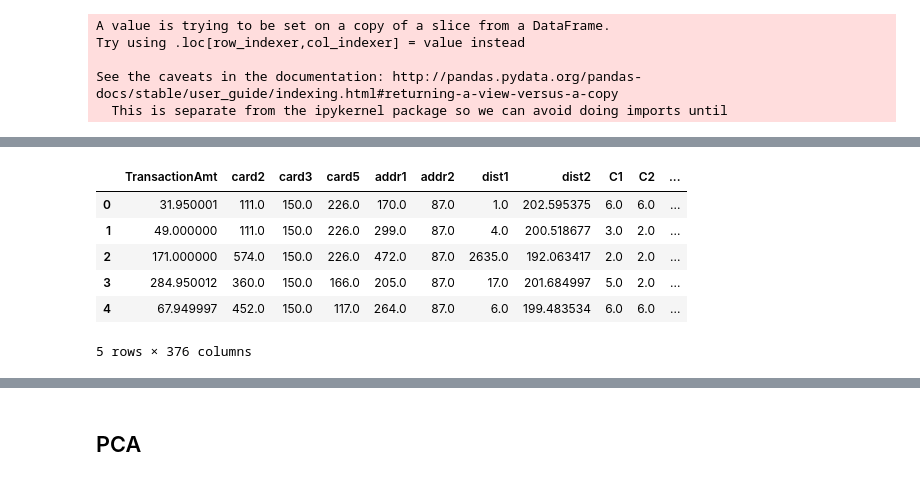
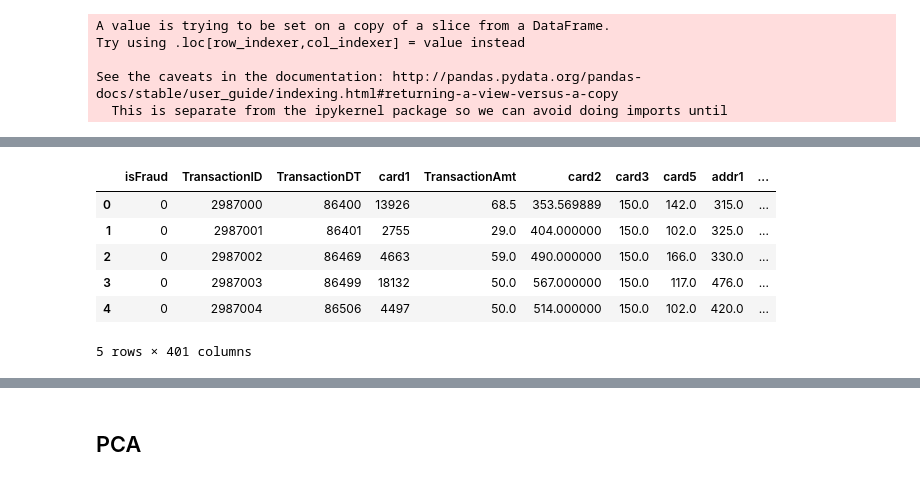
Before and after one commit to Vrushali-M/Fall_2019_ML_project, a Jupyter notebook: ml_project.ipynb, the cells around one changed output, grey strips where cells are left out. Drawn from its saved outputs; the diff is of its cells as text; code cells hidden in the pictures.

```diff
--- a/ml_project.ipynb
+++ b/ml_project.ipynb
@@ -237,0 +282,35 @@ temp_df = pd.DataFrame(temp_df, columns=temp.columns)
+# %%
+def create_unique_id(df):
+    # Bank type
+    df['bank_type'] = df['card3'].astype(str)+df['card5'].astype(str)
+
+    # Full address
+    df['full_addr'] = df['addr1'].astype(str)+df['addr2'].astype(str)
+
+    # Virtual client uid
+    i_cols = ['card1','card2','card3','card4','card5','card6', 'P_emaildomain', 'D1']
+    df['uid1'] = ''
+    for col in i_cols:
+        df['uid1'] += df[col].astype(str)
+
+    # Virtual client uid + full_addr
+    df['uid2'] = df['uid1']+df['full_addr']
+    return df
+# %%
+df = create_unique_id(df)
+# %%
+def add_fraud_card(df):
+    # fraud card column add with zeroes
+    df['fraud_card']=0
+    frauds = []
+
+    for i in range (len(df)):
+        if df['uid2'][i] in frauds:
+            df['fraud_card'][i]=1
+        if df['isFraud'][i] ==1:
+            frauds.append(df['uid2'][i])
+            df['fraud_card'][i]=1
+
+    return df
+# %%
+df = add_fraud_card(df)
@@ -238,10 +325,10 @@ temp_df = pd.DataFrame(temp_df, columns=temp.columns)
 # %%
-temp_df.head()
+df.head()
 # %% [output]
-|  | TransactionAmt | card2 | card3 | card5 | addr1 | addr2 | dist1 | dist2 | C1 | C2 | ... |
-| 0 | 31.950001 | 111.0 | 150.0 | 226.0 | 170.0 | 87.0 | 1.0 | 202.595375 | 6.0 | 6.0 | ... |
-| 1 | 49.000000 | 111.0 | 150.0 | 226.0 | 299.0 | 87.0 | 4.0 | 200.518677 | 3.0 | 2.0 | ... |
-| 2 | 171.000000 | 574.0 | 150.0 | 226.0 | 472.0 | 87.0 | 2635.0 | 192.063417 | 2.0 | 2.0 | ... |
-| 3 | 284.950012 | 360.0 | 150.0 | 166.0 | 205.0 | 87.0 | 17.0 | 201.684997 | 5.0 | 2.0 | ... |
-| 4 | 67.949997 | 452.0 | 150.0 | 117.0 | 264.0 | 87.0 | 6.0 | 199.483534 | 6.0 | 6.0 | ... |
+|  | isFraud | TransactionID | TransactionDT | card1 | TransactionAmt | card2 | card3 | card5 | addr1 | ... |
+| 0 | 0 | 2987000 | 86400 | 13926 | 68.5 | 353.569889 | 150.0 | 142.0 | 315.0 | ... |
+| 1 | 0 | 2987001 | 86401 | 2755 | 29.0 | 404.000000 | 150.0 | 102.0 | 325.0 | ... |
+| 2 | 0 | 2987002 | 86469 | 4663 | 59.0 | 490.000000 | 150.0 | 166.0 | 330.0 | ... |
+| 3 | 0 | 2987003 | 86499 | 18132 | 50.0 | 567.000000 | 150.0 | 117.0 | 476.0 | ... |
+| 4 | 0 | 2987004 | 86506 | 4497 | 50.0 | 514.000000 | 150.0 | 102.0 | 420.0 | ... |
-5 rows × 376 columns
+5 rows × 401 columns
```
Also changed, not shown: parts of 88 cells of this notebook.
